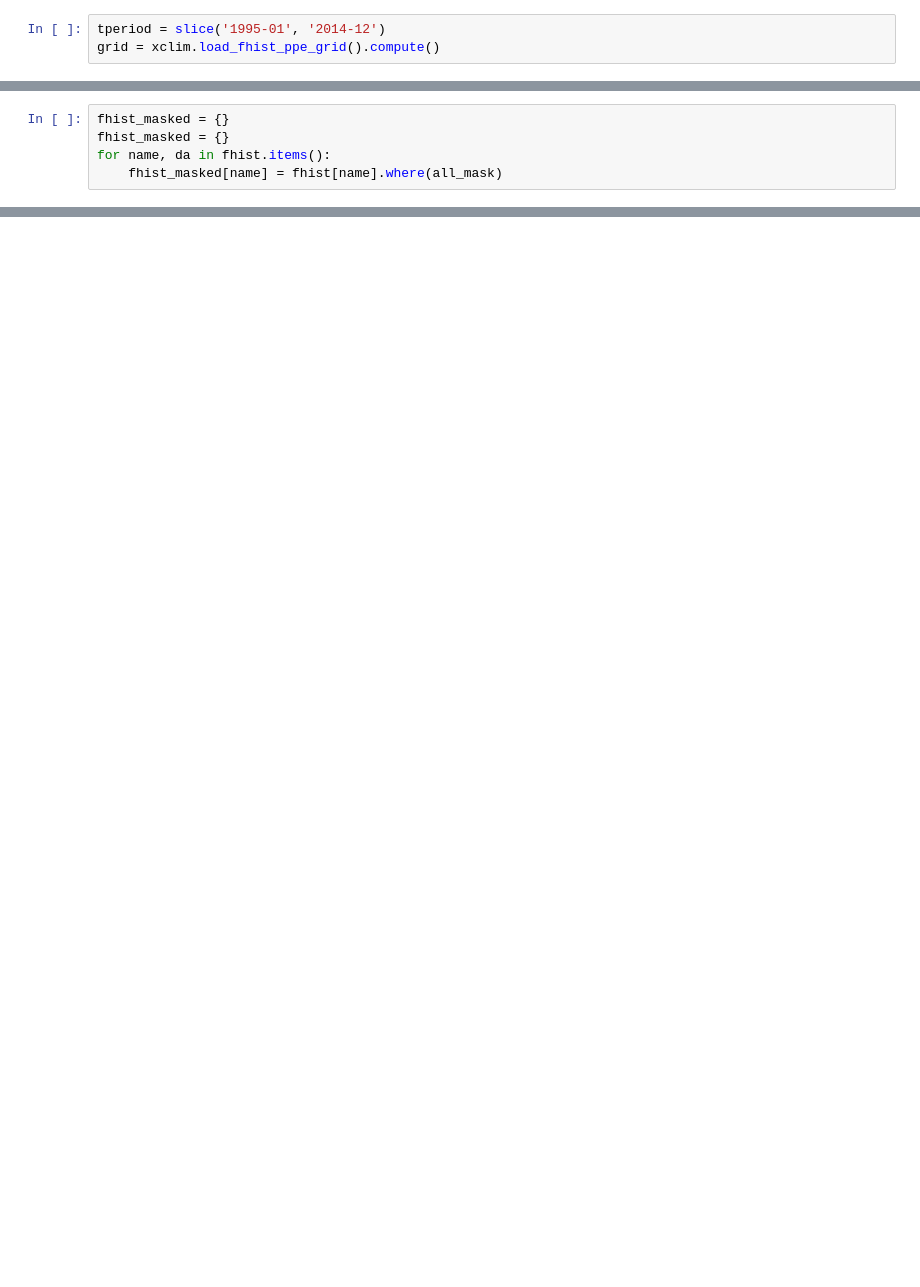
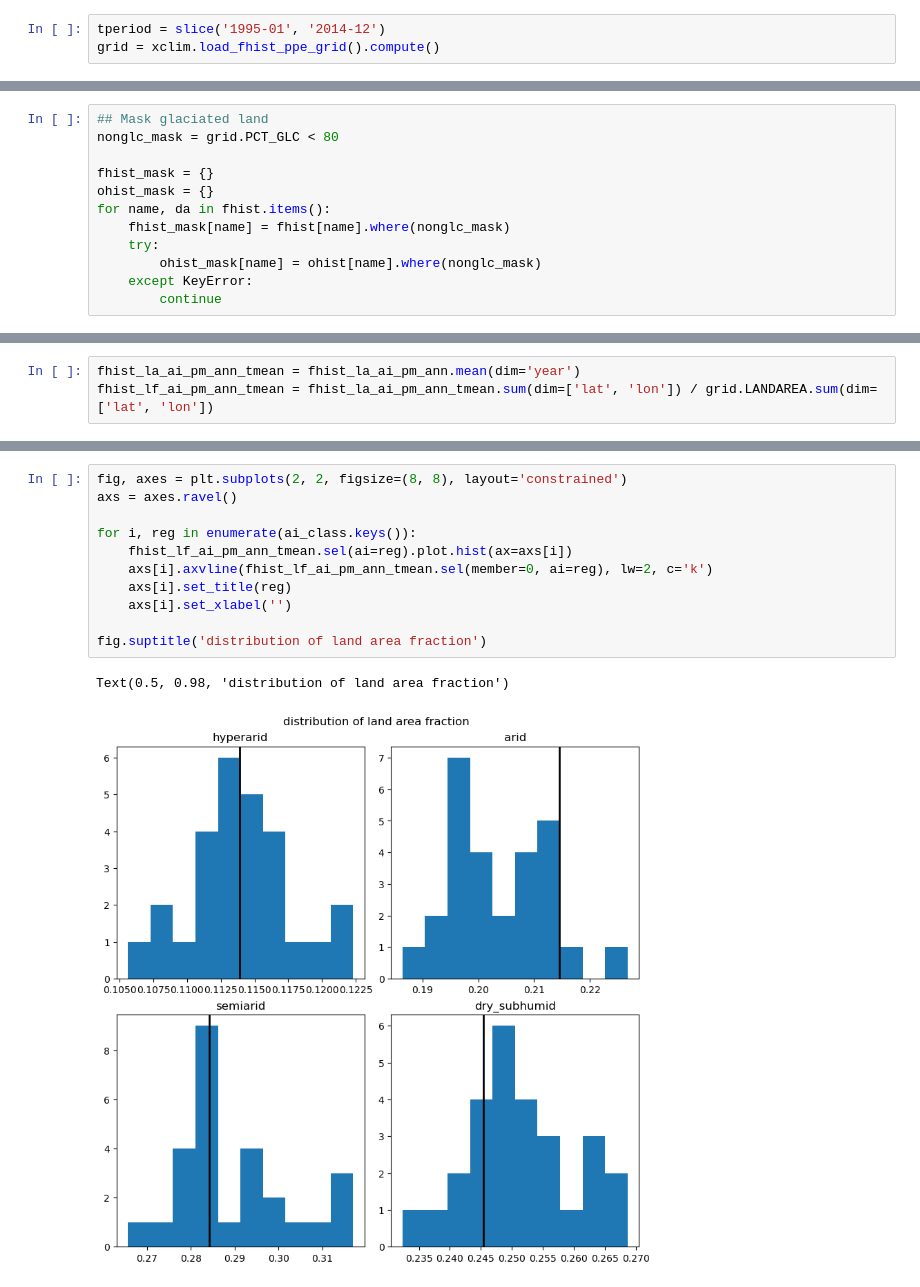
Before and after one commit to bbuchovecky/et_controls, a Jupyter notebook: pet-calc.ipynb, the cells around one changed output, grey strips where cells are left out. Cells and saved outputs as stored; diff of their text form; blank space fills up the shorter version.

```diff
--- a/pet-calc.ipynb
+++ b/pet-calc.ipynb
@@ -141,5 +189,0 @@ all_mask = snow_mask & nonglc_mask & (grid.LANDFRAC > 0)
-# %%
-fhist_masked = {}
-fhist_masked = {}
-for name, da in fhist.items():
-    fhist_masked[name] = fhist[name].where(all_mask)
@@ -145,0 +214,12 @@ for name, da in fhist.items():
+# %%
+## Mask glaciated land
+nonglc_mask = grid.PCT_GLC < 80
+
+fhist_mask = {}
+ohist_mask = {}
+for name, da in fhist.items():
+    fhist_mask[name] = fhist[name].where(nonglc_mask)
+    try:
+        ohist_mask[name] = ohist[name].where(nonglc_mask)
+    except KeyError:
+        continue
@@ -183,0 +389,3 @@ Attributes:
+# %%
+fhist_la_ai_pm_ann_tmean = fhist_la_ai_pm_ann.mean(dim='year')
+fhist_lf_ai_pm_ann_tmean = fhist_la_ai_pm_ann_tmean.sum(dim=['lat', 'lon']) / grid.LANDAREA.sum(dim=['lat', 'lon'])
@@ -183,0 +396,14 @@ Attributes:
+# %%
+fig, axes = plt.subplots(2, 2, figsize=(8, 8), layout='constrained')
+axs = axes.ravel()
+
+for i, reg in enumerate(ai_class.keys()):
+    fhist_lf_ai_pm_ann_tmean.sel(ai=reg).plot.hist(ax=axs[i])
+    axs[i].axvline(fhist_lf_ai_pm_ann_tmean.sel(member=0, ai=reg), lw=2, c='k')
+    axs[i].set_title(reg)
+    axs[i].set_xlabel('')
+
+fig.suptitle('distribution of land area fraction')
+# %% [output]
+Text(0.5, 0.98, 'distribution of land area fraction')
+[figure, added]
```
Also changed, not shown: parts of 23 cells of this notebook, 49 other files.
